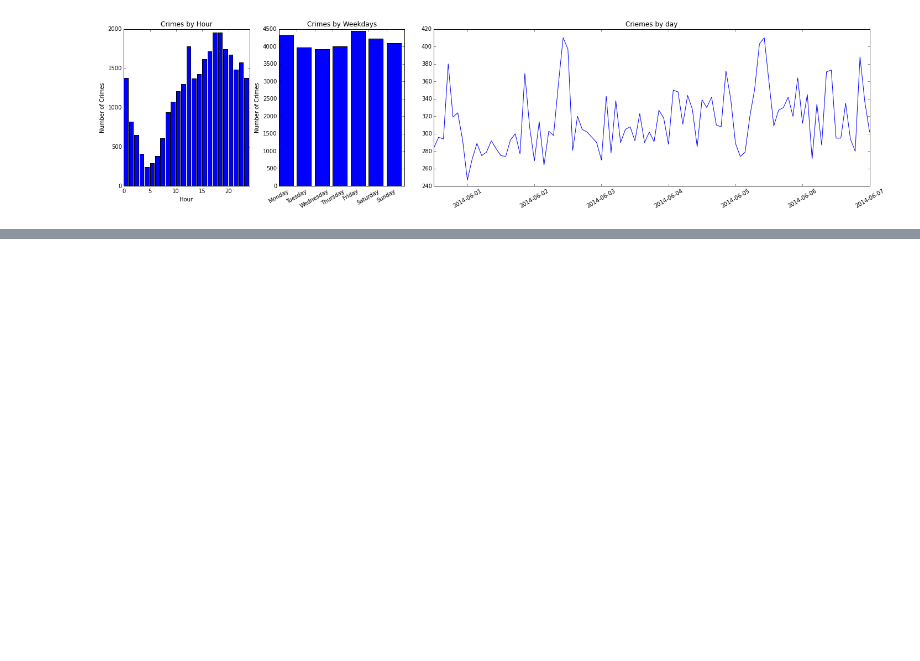
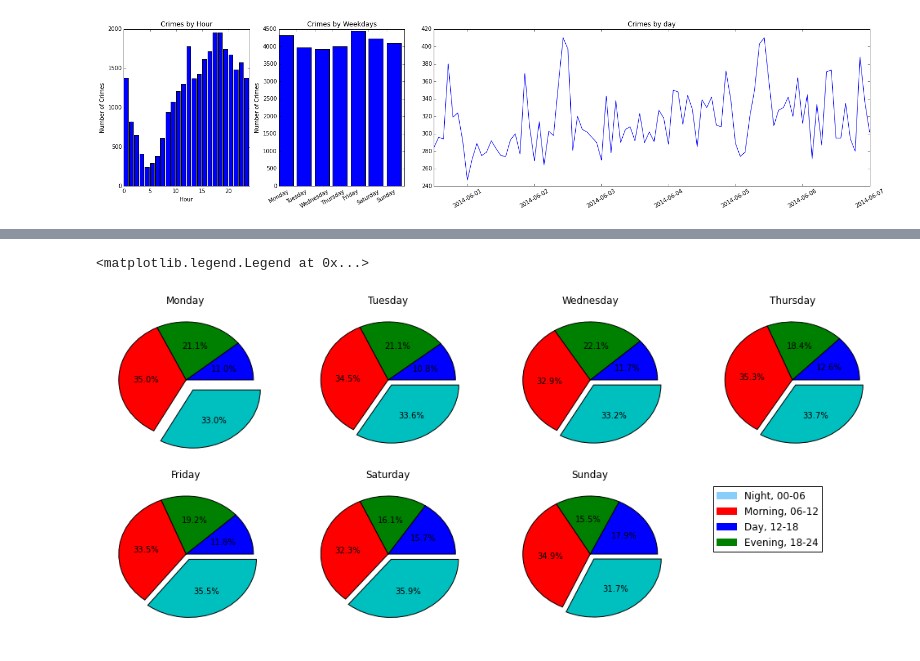
Before and after one commit to sakke82/crime_analysis, a Jupyter notebook: crime_analysis_sf.ipynb, the cells around one changed output, grey strips where cells are left out. Drawn from its saved outputs; the diff is of its cells as text; code cells hidden in the pictures; blank space fills up the shorter version.

```diff
--- a/crime_analysis_sf.ipynb
+++ b/crime_analysis_sf.ipynb
@@ -91,0 +98,5 @@ fig.show()
+# %%
+time_day_table = pd.pivot_table(data, index=['TimeOfDay'], columns=['DayOfWeek'], aggfunc=len, fill_value=0)['Descript']
+time_day_table = time_day_table.reindex(columns=order, index=['Night', 'Morning','Day','Evening'])
+time_day_table['Total'] = time_day_table.sum(1)
+time_day_table
@@ -91,0 +110,44 @@ fig.show()
+# %%
+import matplotlib.patches as mpatches
+
+fig = plt.figure(figsize=(17,7))
+
+ax1 = fig.add_subplot(241)
+ax1.pie(time_day_table['Monday'], autopct='%1.1f%%', explode = (0, 0, 0, 0.2))
+ax1.set_title('Monday')
+
+ax2 = fig.add_subplot(242)
+ax2.pie(time_day_table['Tuesday'], autopct='%1.1f%%', explode = (0, 0, 0, 0.1))
+ax2.set_title('Tuesday')
+
+ax3 = fig.add_subplot(243)
+ax3.pie(time_day_table['Wednesday'], autopct='%1.1f%%', explode = (0, 0, 0, 0.1))
+ax3.set_title('Wednesday')
+
+ax4 = fig.add_subplot(244)
+ax4.pie(time_day_table['Thursday'], autopct='%1.1f%%', explode = (0, 0, 0, 0.1))
+ax4.set_title('Thursday')
+
+ax5 = fig.add_subplot(245)
+ax5.pie(time_day_table['Friday'], autopct='%1.1f%%', explode = (0, 0, 0, 0.1))
+ax5.set_title('Friday')
+
+ax6 = fig.add_subplot(246)
+ax6.pie(time_day_table['Saturday'], autopct='%1.1f%%', explode = (0, 0, 0, 0.1))
+ax6.set_title('Saturday')
+
+ax7 = fig.add_subplot(247)
+ax7.pie(time_day_table['Sunday'], autopct='%1.1f%%', explode = (0, 0, 0, 0.1))
+ax7.set_title('Sunday')
+
+lightskyblue_patch = mpatches.Patch(color='lightskyblue', label='Night, 00-06')
+red_patch = mpatches.Patch(color='red', label='Morning, 06-12')
+blue_patch = mpatches.Patch(color='blue', label='Day, 12-18')
+green_patch = mpatches.Patch(color='green', label='Evening, 18-24')
+
+ax8 = fig.add_subplot(248)
+ax8.axis('off')
+ax8.legend(handles=[lightskyblue_patch, red_patch, blue_patch, green_patch], loc = 'upper left')
+# %% [output]
+<matplotlib.legend.Legend at 0x...>
+[figure, added]
```
Also changed, not shown: parts of 9 cells of this notebook.
